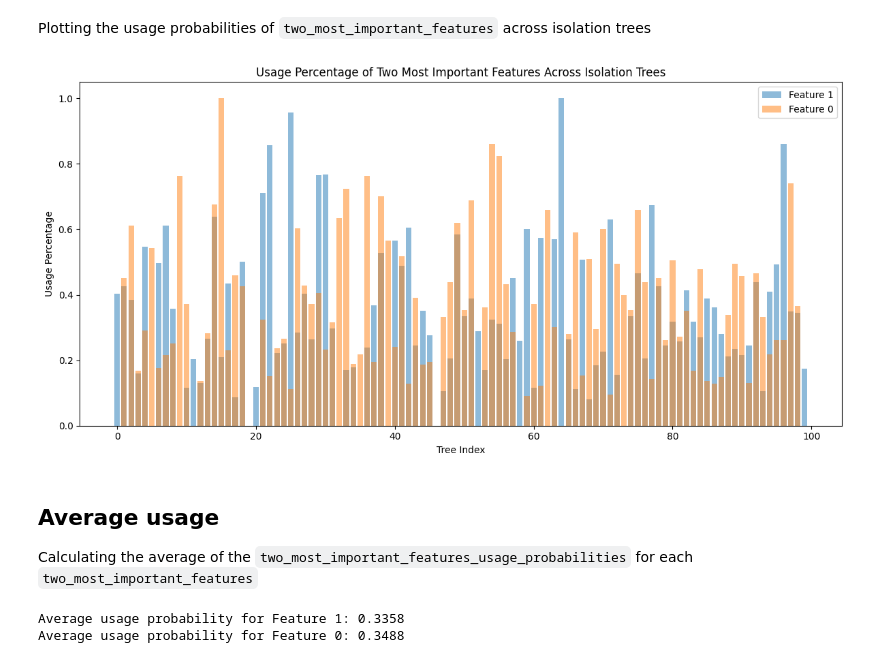
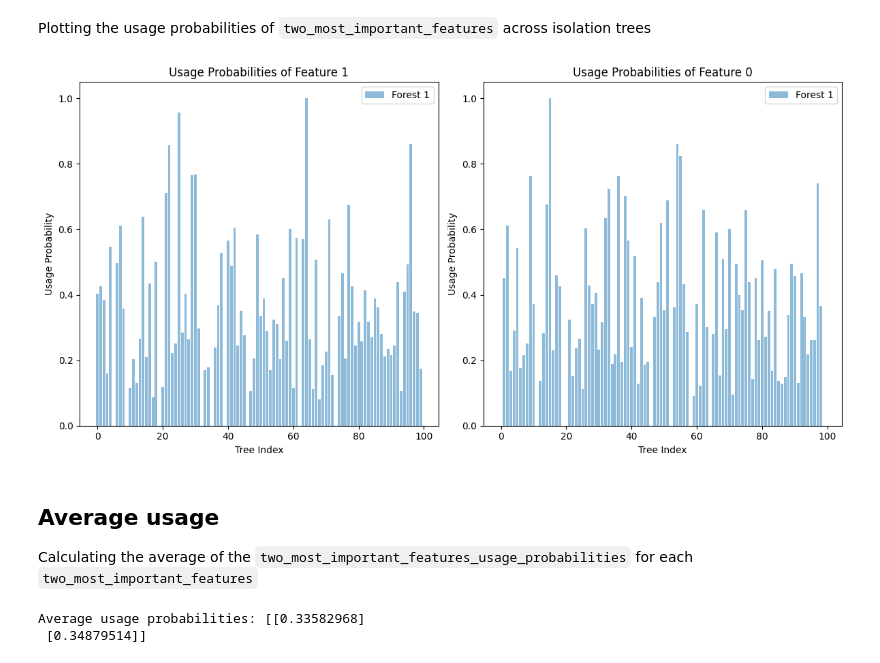
Before and after one commit to SansonSebastiano/Master-Thesis, a Jupyter notebook: important_features_usage.ipynb, the cells around one changed output. Saved outputs shown, nothing was run; the diff lists cells and outputs as text; code cells hidden in the pictures.

```diff
--- a/important_features_usage.ipynb
+++ b/important_features_usage.ipynb
@@ -170,15 +166,14 @@ Counting how many times the `two_most_important_features`are used in each Isolat
 num_forests = len(features_per_forest)
 num_trees = len(features_per_forest[0])
 
-two_most_important_features_usage = np.zeros((len(two_most_important_features), num_trees))
+two_most_important_features_usage = np.zeros((len(two_most_important_features),
+                                              num_forests, num_trees))    # shape: (number of meaningful features, number of forests, number of trees)
 # print(two_most_important_features_usage.shape)
 
 for i in range(len(two_most_important_features)):
     for j, forest in enumerate(features_per_forest):
         for k, tree in enumerate(forest):
-            two_most_important_features_usage[i, k] = usage_per_tree[j, k, i] / len(tree)
+            two_most_important_features_usage[i, j, k] = usage_per_tree[j, k, i] / len(tree)
 
 print('Two most important features usage:', two_most_important_features_usage)
-
-# TODO: add forest dimension into the `two_most_important_features_usage` array
 # %% [output]
@@ -207,0 +203,11 @@ two_most_important_features_usage_probabilities = two_most_important_features_us
+# %%
+two_most_important_features_usage_probabilities = np.zeros((len(two_most_important_features),
+                                                            num_forests, num_trees))    # shape: (number of meaningful features, number of forests, number of trees)
+
+for i, feature in enumerate(two_most_important_features_usage):
+    for j, forest in enumerate(feature):
+        max = np.max(forest)
+        for k, tree in enumerate(forest):
+            two_most_important_features_usage_probabilities[i, j, k] = two_most_important_features_usage[i, j, k] / max
+
+print('Two most important features usage probabilities:', two_most_important_features_usage_probabilities)
@@ -208,30 +232,47 @@ two_most_important_features_usage_probabilities = two_most_important_features_us
 # %% [markdown]
 Plotting the usage probabilities of `two_most_important_features` across isolation trees
+# %%
+plt.figure(figsize=(12, 6))
+for i, feature in enumerate(two_most_important_features):
+    plt.subplot(1, 2, i+1)
+    for j in range(num_forests):
+        plt.bar(range(num_trees), two_most_important_features_usage_probabilities[i, j, :], alpha=0.5, label=f'Forest {j+1}')
+    plt.xlabel('Tree Index')
+    plt.ylabel('Usage Probability')
+    plt.title(f'Usage Probabilities of Feature {feature}')
+    plt.legend()
+plt.tight_layout()
+plt.show()
+# %% [output]
+[figure, added]
 # %%
-plt.figure(figsize=(12, 6))
-for i, feature in enumerate(two_most_important_features):
-    plt.bar(range(len(two_most_important_features_usage_probabilities[i])),
-            two_most_important_features_usage_probabilities[i],
-            alpha=0.5, label=f'Feature {feature}')
-plt.xlabel('Tree Index')
-plt.ylabel('Usage Percentage')
-plt.title('Usage Percentage of Two Most Important Features Across Isolation Trees')
-plt.legend()
-plt.tight_layout()
-plt.show()
+# plt.figure(figsize=(12, 6))
+# plt.bar(range(len(two_most_important_features_usage_probabilities[i])),
+#             two_most_important_features_usage_probabilities[i],
+#             alpha=0.5, label=f'Feature {feature}')
+
+# plt.xlabel('Tree Index')
+# plt.ylabel('Usage Percentage')
+# plt.title('Usage Percentage of Two Most Important Features Across Isolation Trees')
+# plt.legend()
+# plt.tight_layout()
+# plt.show()
-# %% [output]
-[figure, removed]
 # %% [markdown]
 ## Average usage
 
 Calculating the average of the `two_most_important_features_usage_probabilities` for each `two_most_important_features`
 # %%
-average_usage_probabilities = np.mean(two_most_important_features_usage_probabilities, axis=1)
-for i, feature in enumerate(two_most_important_features):
-    print(f"Average usage probability for Feature {feature}: {average_usage_probabilities[i]:.4f}")
+average_usage_probabilities = np.zeros((len(two_most_important_features), num_forests))    # shape: (number of meaningful features, number of forests)
+for i in range(len(two_most_important_features)):
+    for j in range(num_forests):
+        average_usage_probabilities[i, j] = np.mean(two_most_important_features_usage_probabilities[i, j, :])
+print('Average usage probabilities:', average_usage_probabilities)
+# np.mean(two_most_important_features_usage_probabilities, axis=1)
+# for i, feature in enumerate(two_most_important_features):
+#     print(f"Average usage probability for Feature {feature}: {average_usage_probabilities[i]:.4f}")
 # %% [output]
-Average usage probability for Feature 1: 0.3358
-Average usage probability for Feature 0: 0.3488
+Average usage probabilities: [[0.33582968]
+ [0.34879514]]
 # %%
 plt.figure(figsize=(12, 6))
 for i, feature in enumerate(two_most_important_features):
```
Also changed, not shown: parts of 13 cells of this notebook.
